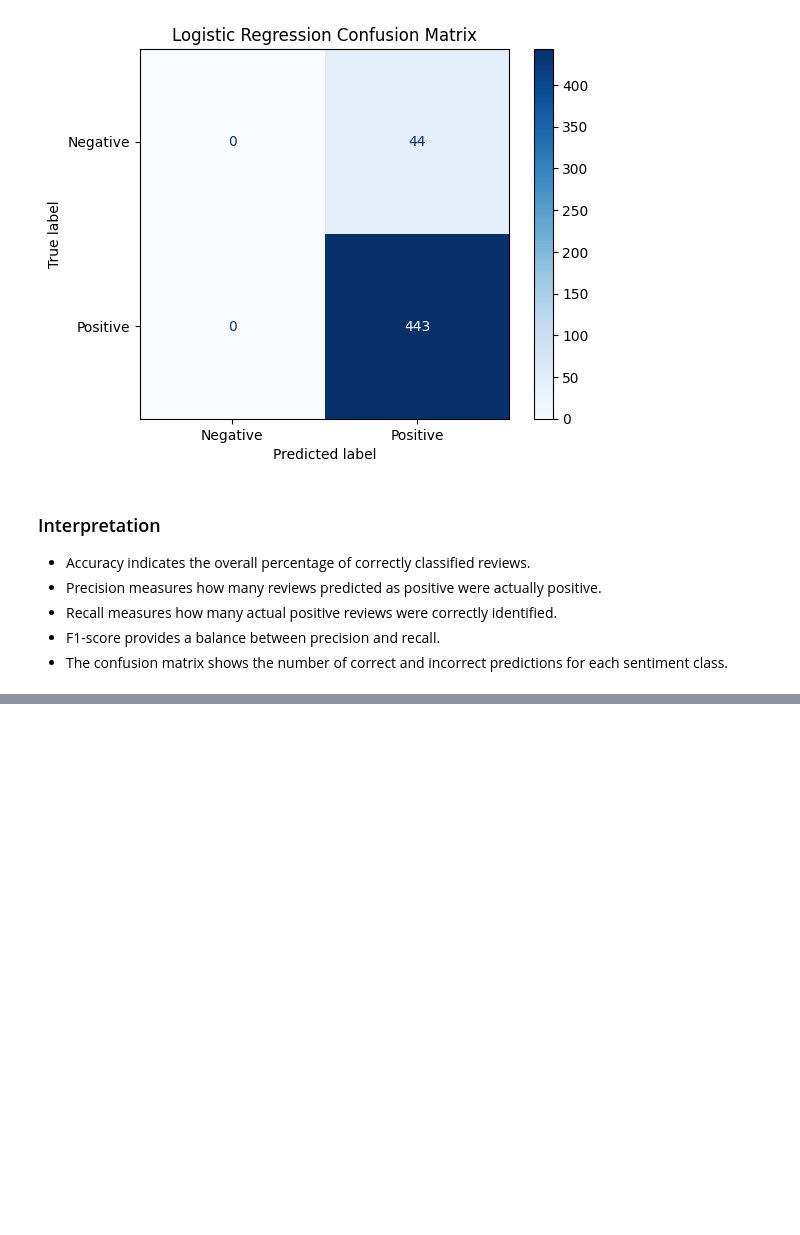
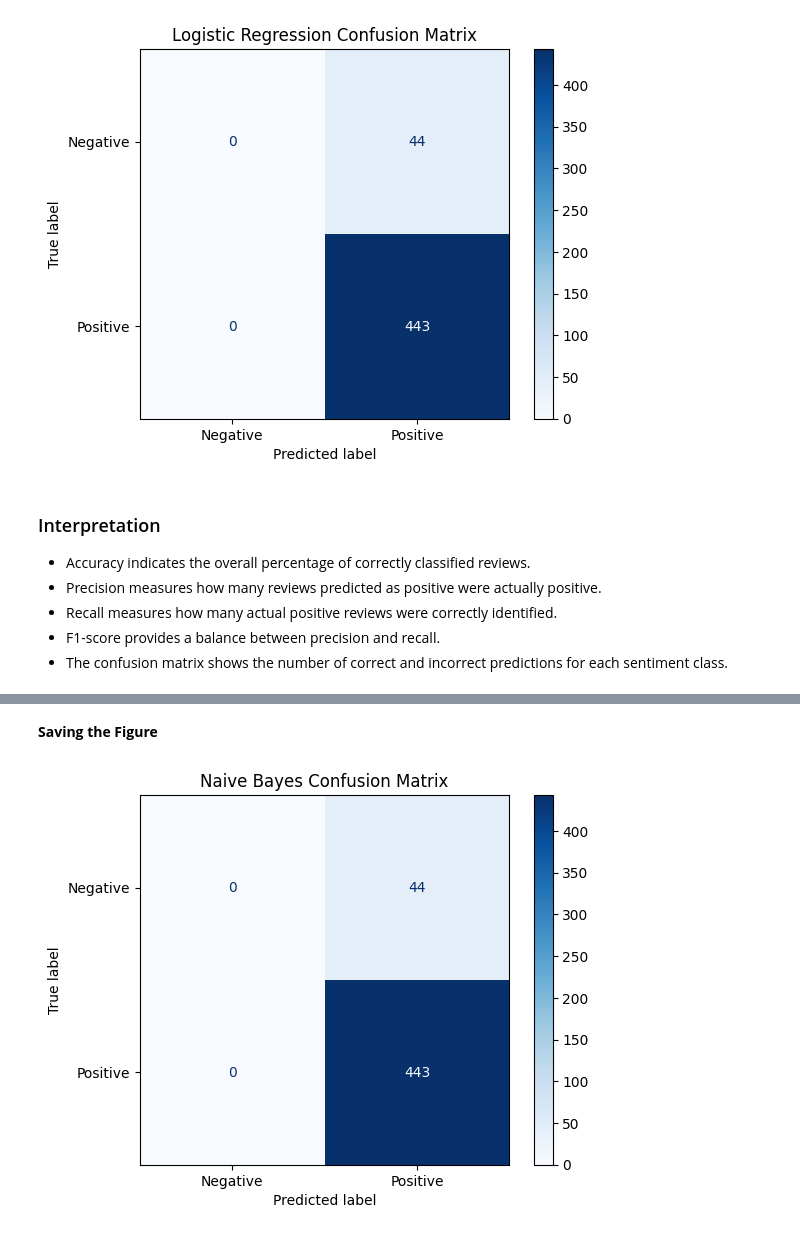
Before and after one commit to TahaBhatti786/Sentiment-Analysis-of-Product-Reviews, a Jupyter notebook: notebooks/sentiment_analysis.ipynb, the cells around one changed output, grey strips where cells are left out. Drawn from its saved outputs; the diff is of its cells as text; code cells hidden in the pictures; blank space fills up the shorter version.

```diff
--- a/notebooks/sentiment_analysis.ipynb
+++ b/notebooks/sentiment_analysis.ipynb
@@ -1070,0 +1205,17 @@ plt.show()
+# %% [markdown]
+**Saving the Figure**
+# %%
+disp = ConfusionMatrixDisplay(
+    confusion_matrix=cm_nb,
+    display_labels=["Negative", "Positive"]
+)
+
+disp.plot(cmap="Blues")
+
+plt.title("Naive Bayes Confusion Matrix")
+
+plt.savefig("../outputs/naive_bayes_confusion_matrix.png")
+
+plt.show()
+# %% [output]
+[figure, added]
```
Also changed, not shown: parts of 26 cells of this notebook, 1 other file.
